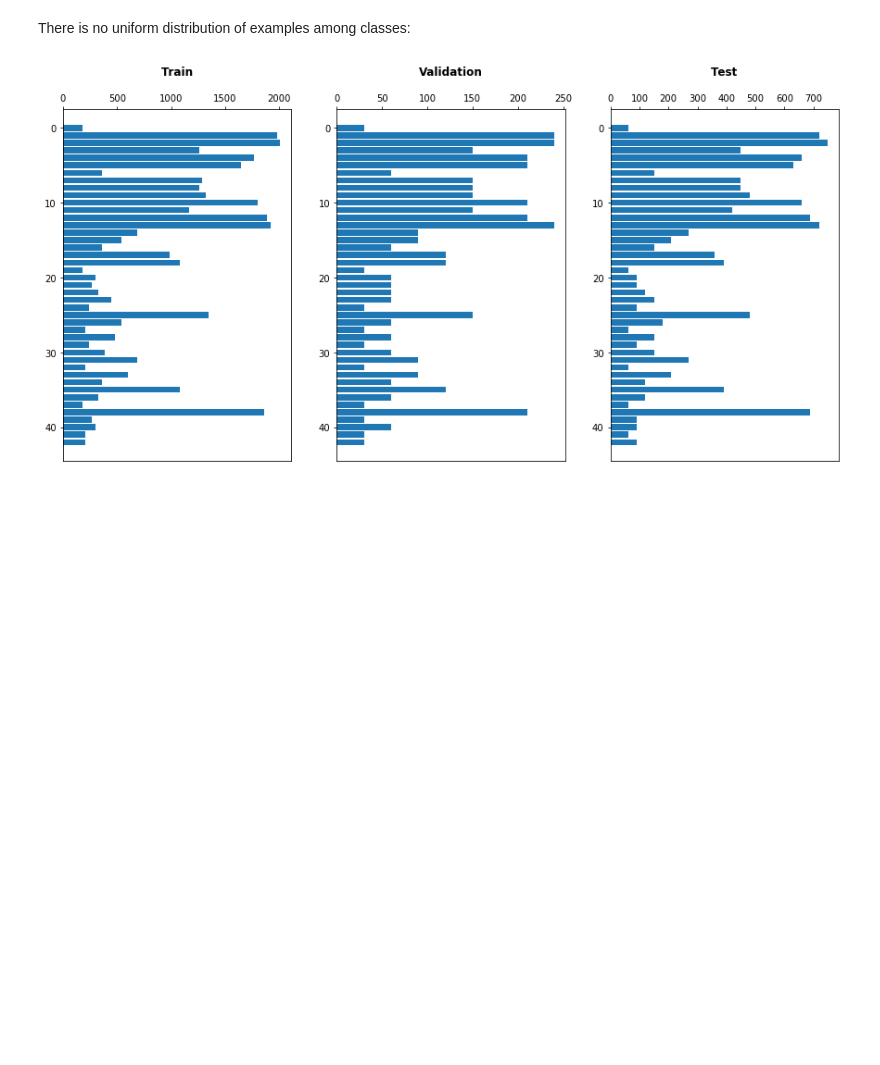
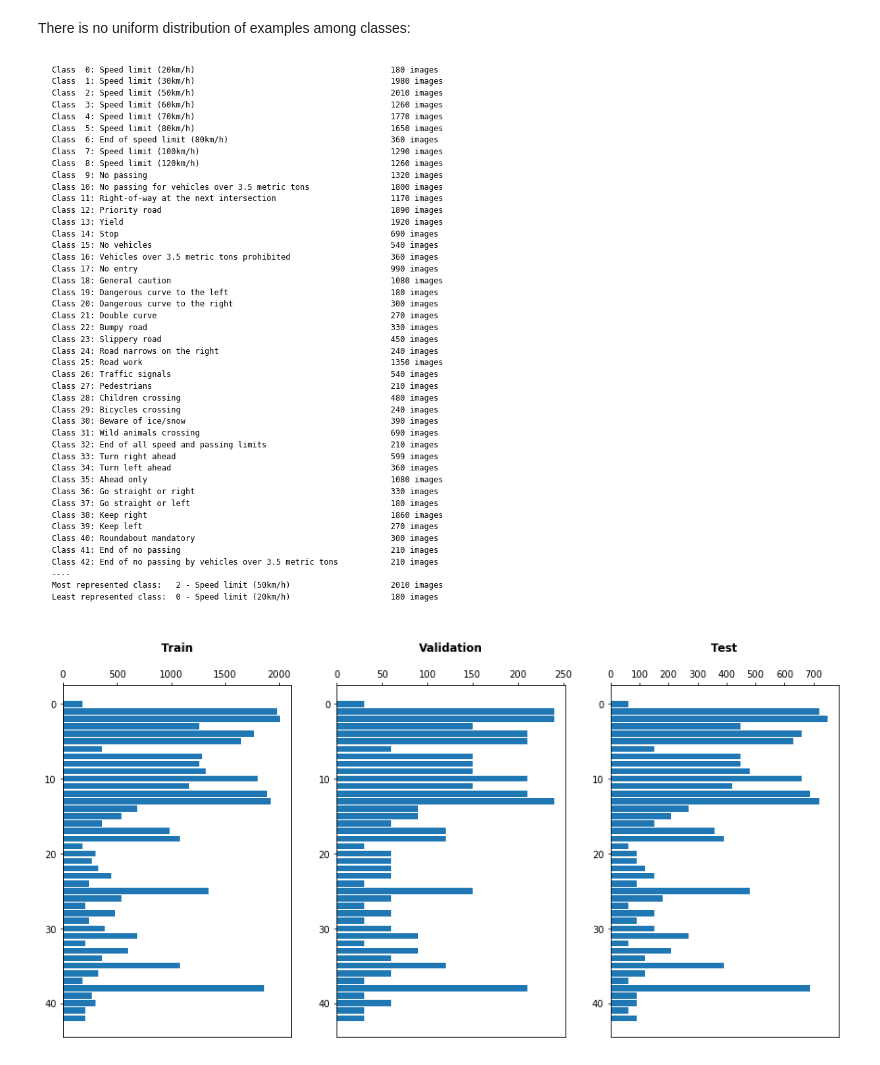
Before and after one commit to raulsolera/CarND-Traffic-Sign-Classifier-Project, a Jupyter notebook: Traffic_Sign_Classifier_final.ipynb, the cells around one changed output. Drawn from its saved outputs; the diff is of its cells as text; code cells hidden in the pictures; blank space fills up the shorter version.

```diff
--- a/Traffic_Sign_Classifier_final.ipynb
+++ b/Traffic_Sign_Classifier_final.ipynb
@@ -88,6 +88,45 @@ Image data shape = (32, 32, 3)
 Number of classes = 43
 # %% [markdown]
 There is no uniform distribution of examples among classes:
+# %%
+# Count train examples per class
+min_class = (float('inf'), '')
+max_class = (-float('inf'), '')
+
+subplot_num = 46
+subplot_counter = 1
+fig = plt.figure(figsize=(15, 15))
+for sign_class in sign_classes:
+
+    sign_counter = np.sum(y_train == sign_class)
+    min_class = min(min_class, (sign_counter, sign_class))
+    max_class = max(max_class, (sign_counter, sign_class))
+
+    txtplt = fig.add_subplot(subplot_num,1,subplot_counter)
+    text = "Class {:2}: {:60} {:>d} images".format(sign_class, dict_sign_names[sign_class], sign_counter)
+    plt.text(0, 0.5, text, fontsize = 12, fontname = 'monospace')
+    txtplt.axis('off')
+    subplot_counter += 1
+
+txtplt = fig.add_subplot(subplot_num,1,subplot_counter)
+plt.text(0, 0.5, '----', fontsize = 12, fontname = 'monospace')
+txtplt.axis('off')
+subplot_counter += 1
+
+txtplt = fig.add_subplot(subplot_num,1,subplot_counter)
+the_most = "Most represented class:  {:2} - {:40} {:>d} images".format(max_class[1], dict_sign_names[max_class[1]], max_class[0])
+plt.text(0, 0.5, the_most, fontsize = 12, fontname = 'monospace')
+txtplt.axis('off')
+subplot_counter += 1
+
+txtplt = fig.add_subplot(subplot_num,1,subplot_counter)
+the_least = "Least represented class: {:2} - {:40} {:>d} images".format(min_class[1], dict_sign_names[min_class[1]], min_class[0])
+plt.text(0, 0.5, the_least, fontsize = 12, fontname = 'monospace')
+txtplt.axis('off')
+
+fig.savefig('writeup-images/class_counter')
+# %% [output]
+[figure, added]
 # %%
 fig = plt.figure(figsize=(15, 7))
 subplot_counter = 1
```
Also changed, not shown: parts of 33 cells of this notebook, 2 other files.
